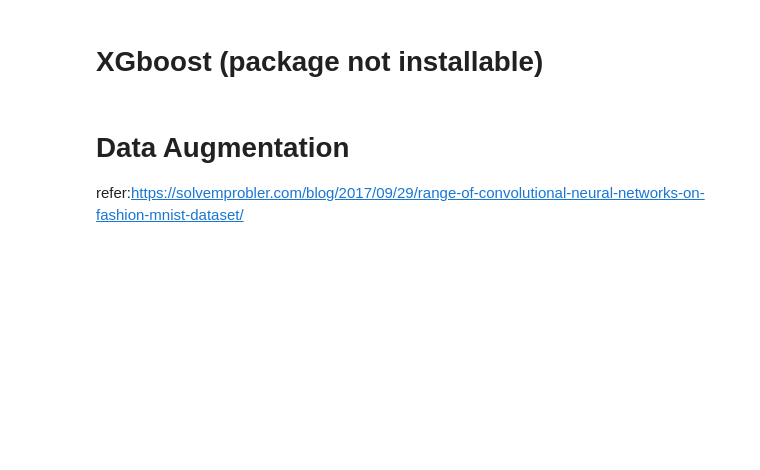
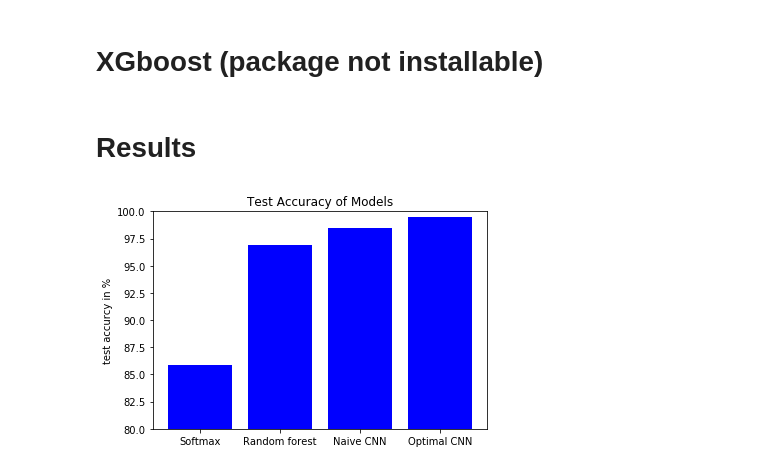
Before and after one commit to kingcheng12/MINST_analysis, a Jupyter notebook: development.ipynb, the cells around one changed output. Saved outputs shown, nothing was run; the diff lists cells and outputs as text; code cells hidden in the pictures; blank space fills up the shorter version.

```diff
--- a/development.ipynb
+++ b/development.ipynb
@@ -512,7 +512,21 @@ prediction_validation = clf.predict(x_test)
 print("Validation Accuracy: " + str(accuracy_score(y_test,prediction_validation)))
 # %% [markdown]
 # XGboost (package not installable)
-# %% [markdown]
-# Data Augmentation
-
-refer:https://solvemprobler.com/blog/2017/09/29/range-of-convolutional-neural-networks-on-fashion-mnist-dataset/
+# %% [markdown]
+# Results
+# %%
+import matplotlib.pyplot as plt
+import numpy as np
+
+x = range(4)
+x_labels = ['Softmax', 'Random forest', 'Naive CNN', 'Optimal CNN']
+y = [85.9, 96.9, 98.5, 99.5]
+
+plt.bar(x, y, color='blue', align='center')
+plt.ylim((80, 100))
+plt.ylabel('test accurcy in %')
+plt.title('Test Accuracy of Models')
+plt.xticks(x, x_labels)
+plt.savefig('comp')
+# %% [output]
+[figure, added]
```
